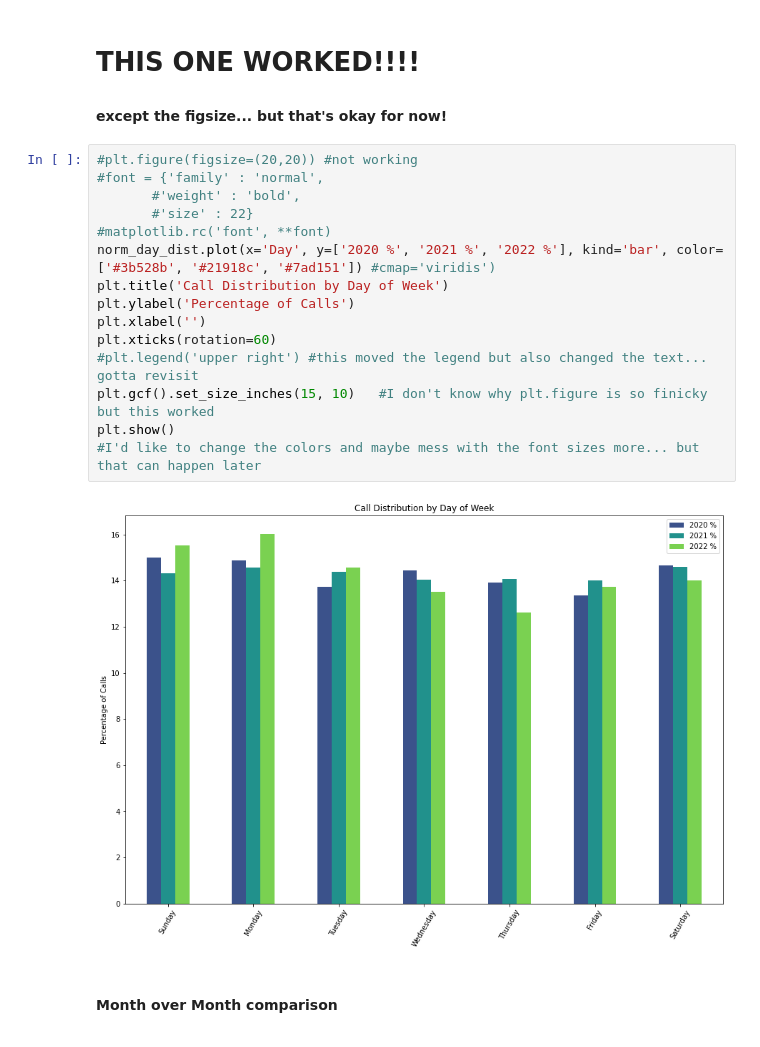
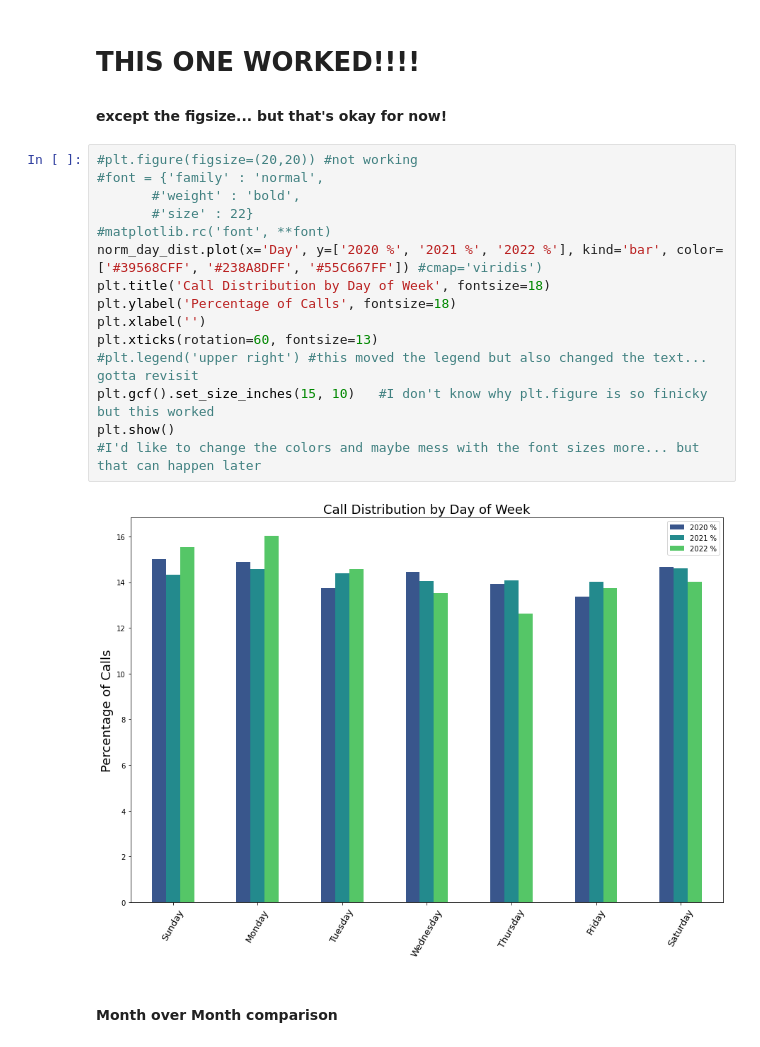
Before and after one commit to NSS-Data-Analytics-Cohort-6/fcs-crisis-sailing-the-seaborn, a Jupyter notebook: notebooks/EDA_fcs_crisis_abi.ipynb, the cells around one changed output. Saved outputs shown, nothing was run; the diff lists cells and outputs as text.

Commit message:
minor updates to visualizations

```diff
--- a/notebooks/EDA_fcs_crisis_abi.ipynb
+++ b/notebooks/EDA_fcs_crisis_abi.ipynb
@@ -671,20 +671,20 @@ norm_day_dist
 # %%
 #plt.figure(figsize=(20,20)) #not working
 #font = {'family' : 'normal',
        #'weight' : 'bold',
        #'size' : 22}
 #matplotlib.rc('font', **font)
-norm_day_dist.plot(x='Day', y=['2020 %', '2021 %', '2022 %'], kind='bar', color=['#3b528b', '#21918c', '#7ad151']) #cmap='viridis')
-plt.title('Call Distribution by Day of Week')
-plt.ylabel('Percentage of Calls')
+norm_day_dist.plot(x='Day', y=['2020 %', '2021 %', '2022 %'], kind='bar', color=['#39568CFF', '#238A8DFF', '#55C667FF']) #cmap='viridis')
+plt.title('Call Distribution by Day of Week', fontsize=18)
+plt.ylabel('Percentage of Calls', fontsize=18)
 plt.xlabel('')
-plt.xticks(rotation=60)
+plt.xticks(rotation=60, fontsize=13)
 #plt.legend('upper right') #this moved the legend but also changed the text... gotta revisit
 plt.gcf().set_size_inches(15, 10)   #I don't know why plt.figure is so finicky but this worked
 plt.show()
 #I'd like to change the colors and maybe mess with the font sizes more... but that can happen later
 # %% [output]
-[figure, old version]
+[figure, new version]
 # %% [markdown]
 #### Month over Month comparison
 # %%
```
Also changed, not shown: parts of 1 cell of this notebook.
